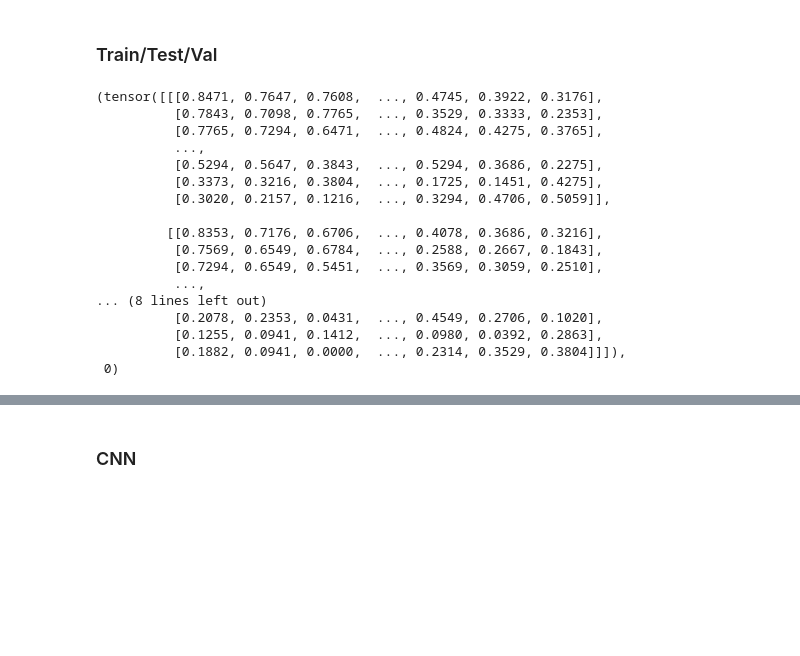
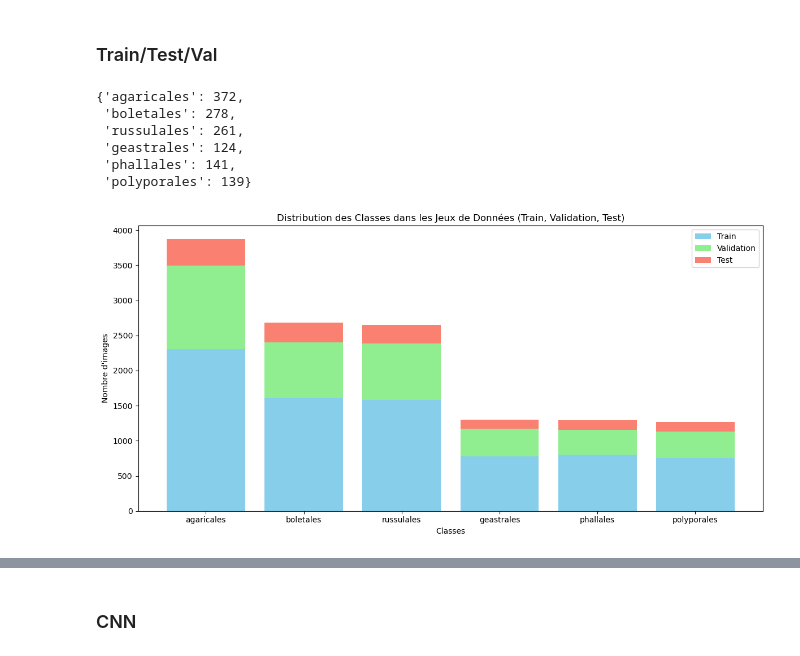
Before and after one commit to Matis24/Mushroom_Poisonous_Prediction, a Jupyter notebook: Code/cnn.ipynb, the cells around one changed output, grey strips where cells are left out. Cells and saved outputs as stored; diff of their text form; code cells hidden in the pictures; blank space fills up the shorter version.

```diff
--- a/Code/cnn.ipynb
+++ b/Code/cnn.ipynb
@@ -13,7 +18,7 @@ from torch.utils.data import Dataset
 # %% [markdown]
 ### Dataset
 # %%
-path = "C:/Users/mbrei/OneDrive/Bureau/ChampIA/Data/data_image"
+path = "C:/Users/mbrei/OneDrive/Bureau/M2/ChampIA/Data/data_image"
 # %% [markdown]
 We create a class to get the path of each image according to family and data type to transform it in tensors
 # %%
@@ -70,29 +125,63 @@ class MushroomDataset(Dataset):
 # %% [markdown]
 ### Train/Test/Val
 # %%
-# Data with only train
-transform = transforms.Compose([transforms.ToTensor()])
+transform = transforms.Compose([
+    transforms.Resize((128, 128)),   # Redimensionner les images
+    transforms.ToTensor()      # Convertir en Tensor
+    #transforms.Normalize(mean=[0.485, 0.456, 0.406], std=[0.229, 0.224, 0.225])  # Normalisation d'imagenet
+])
 
 train_data = MushroomDataset(root_dir=path, data_type='train', transform=transform)
 test_data = MushroomDataset(root_dir=path, data_type='test', transform=transform)
 val_data = MushroomDataset(root_dir=path, data_type='val', transform=transform)
-# %%
-train_data[0]
-# %% [output]
-(tensor([[[0.8471, 0.7647, 0.7608,  ..., 0.4745, 0.3922, 0.3176],
-          [0.7843, 0.7098, 0.7765,  ..., 0.3529, 0.3333, 0.2353],
-          [0.7765, 0.7294, 0.6471,  ..., 0.4824, 0.4275, 0.3765],
-          ...,
-          [0.5294, 0.5647, 0.3843,  ..., 0.5294, 0.3686, 0.2275],
-          [0.3373, 0.3216, 0.3804,  ..., 0.1725, 0.1451, 0.4275],
-          [0.3020, 0.2157, 0.1216,  ..., 0.3294, 0.4706, 0.5059]],
-
-         [[0.8353, 0.7176, 0.6706,  ..., 0.4078, 0.3686, 0.3216],
-          [0.7569, 0.6549, 0.6784,  ..., 0.2588, 0.2667, 0.1843],
-          [0.7294, 0.6549, 0.5451,  ..., 0.3569, 0.3059, 0.2510],
-          ...,
-... (8 lines left out)
-          [0.2078, 0.2353, 0.0431,  ..., 0.4549, 0.2706, 0.1020],
-          [0.1255, 0.0941, 0.1412,  ..., 0.0980, 0.0392, 0.2863],
-          [0.1882, 0.0941, 0.0000,  ..., 0.2314, 0.3529, 0.3804]]]),
- 0)
+# %%
+test_data.get_class_distribution(by_family=False)
+# %% [output]
+{'agaricales': 372,
+ 'boletales': 278,
+ 'russulales': 261,
+ 'geastrales': 124,
+ 'phallales': 141,
+ 'polyporales': 139}
+# %%
+import matplotlib.pyplot as plt
+import numpy as np
+
+# Récupérer les distributions des classes pour chaque jeu de données
+train_dist = get_class_distribution_dict(train_data)
+val_dist = get_class_distribution_dict(val_data)
+test_dist = get_class_distribution_dict(test_data)
+
+# Extraire les classes (les mêmes pour tous les jeux de données)
+classes = list(train_dist.keys())
+
+# Créer les valeurs des distributions pour chaque jeu de données
+train_counts = [train_dist[class_] for class_ in classes]
+val_counts = [val_dist[class_] for class_ in classes]
+test_counts = [test_dist[class_] for class_ in classes]
+
+# Convertir les distributions en arrays numpy pour plus de facilité
+train_counts = np.array(train_counts)
+val_counts = np.array(val_counts)
+test_counts = np.array(test_counts)
+
+# Création du graphique avec des barres empilées
+fig, ax = plt.subplots(figsize=(12, 6))
+
+ax.bar(classes, train_counts, label="Train", color='skyblue')
+ax.bar(classes, val_counts, bottom=train_counts, label="Validation", color='lightgreen')
+ax.bar(classes, test_counts, bottom=train_counts+val_counts, label="Test", color='salmon')
+
+# Ajouter des légendes et labels
+ax.set_xlabel('Classes')
+ax.set_ylabel('Nombre d\'images')
+ax.set_title('Distribution des Classes dans les Jeux de Données (Train, Validation, Test)')
+ax.legend()
+
+# Rotation des labels des classes pour plus de lisibilité
+
+# Ajuster l'affichage
+plt.tight_layout()
+plt.show()
+# %% [output]
+[figure, added]
```
Also changed, not shown: parts of 49 cells of this notebook, 1 other file.
